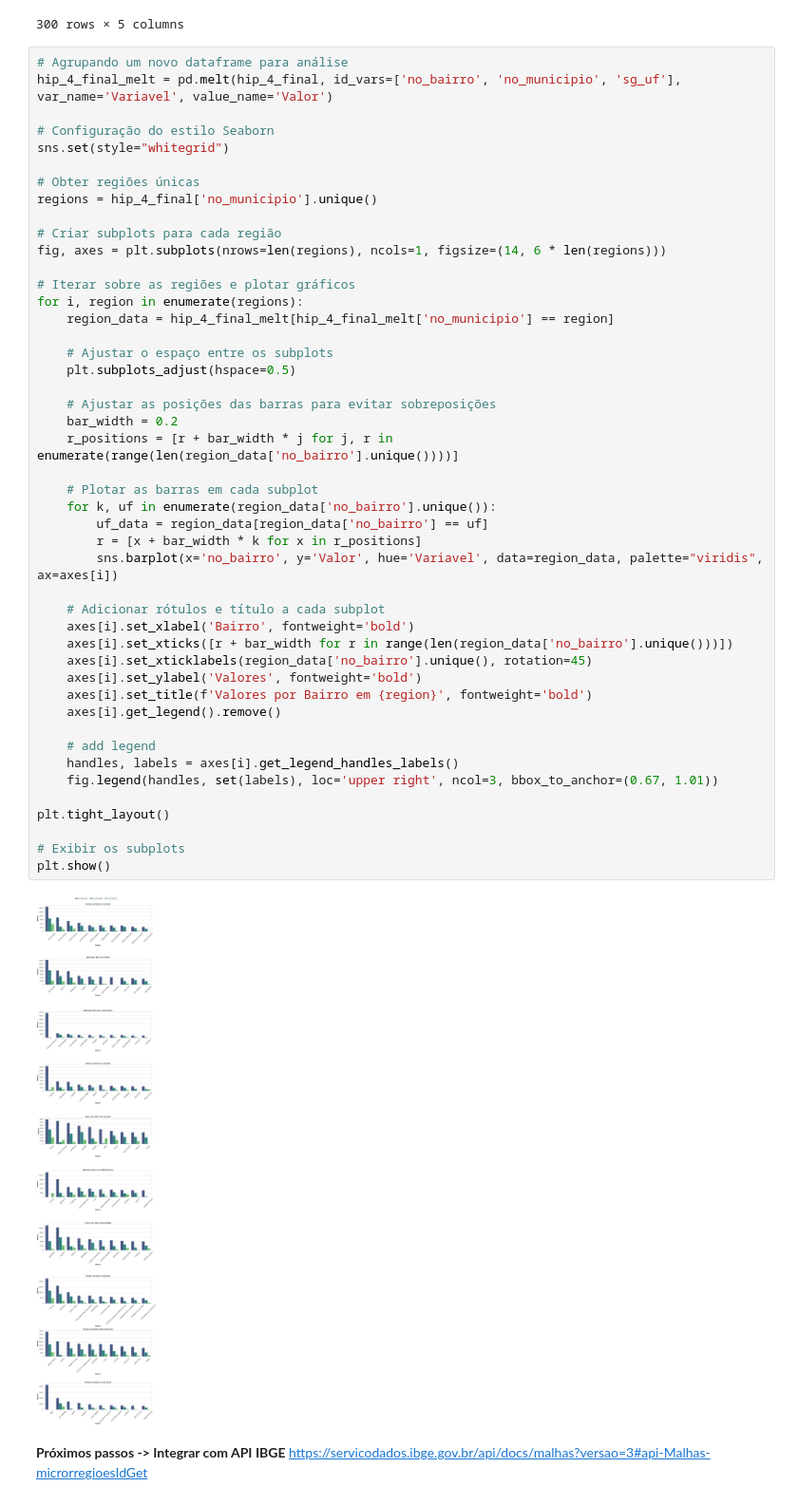
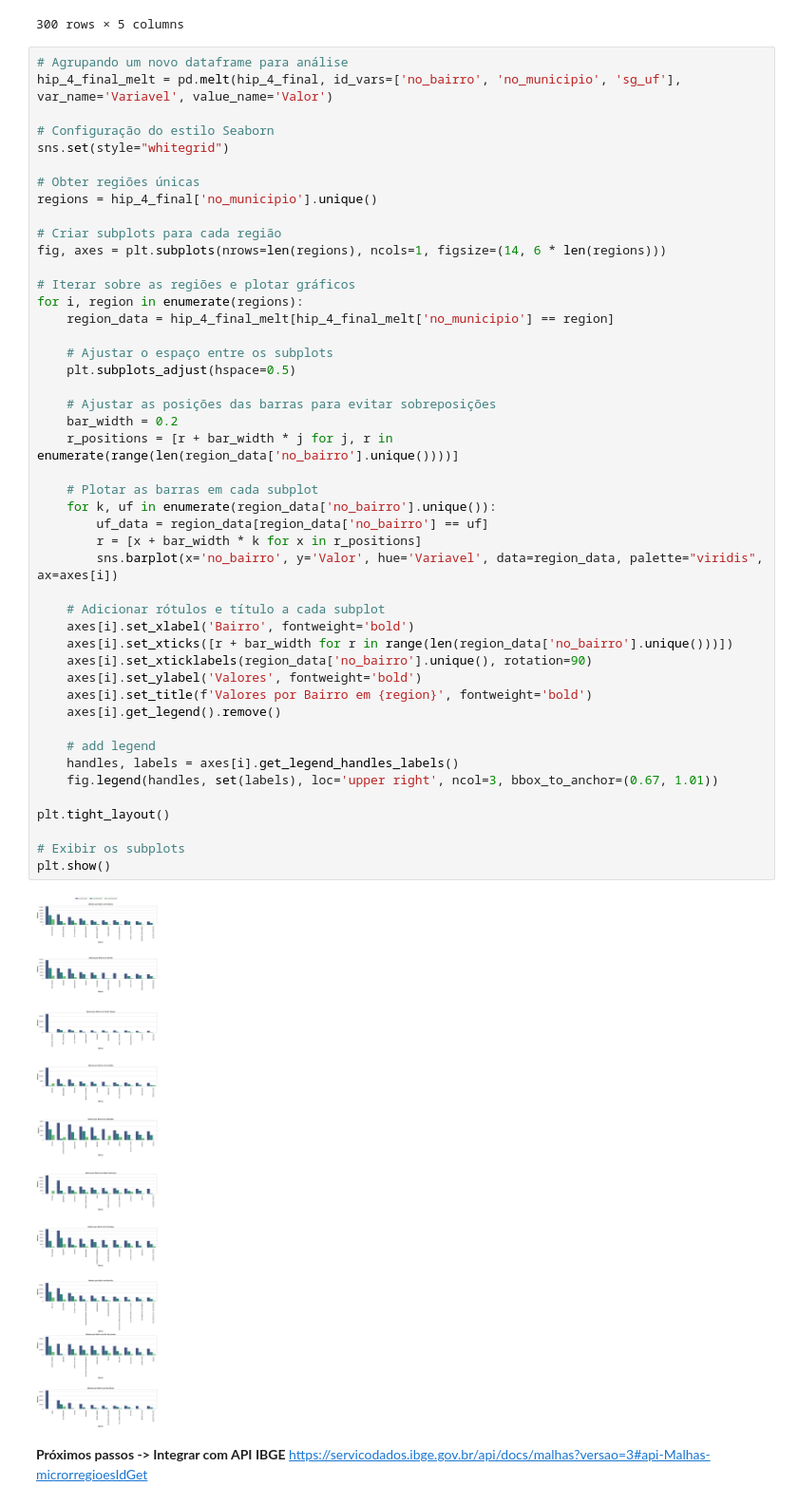
Before and after one commit to victor-vilela/censo_escolar_2022, a Jupyter notebook: notebooks/01-vvo-data-project.ipynb, the cells around one changed output. Shown at 95% size. Cells and saved outputs as stored; diff of their text form.

```diff
--- a/notebooks/01-vvo-data-project.ipynb
+++ b/notebooks/01-vvo-data-project.ipynb
@@ -601,35 +601,35 @@ for i, region in enumerate(regions):
 
     # Ajustar o espaço entre os subplots
     plt.subplots_adjust(hspace=0.5)
 
     # Ajustar as posições das barras para evitar sobreposições
     bar_width = 0.2
     r_positions = [r + bar_width * j for j, r in enumerate(range(len(region_data['no_bairro'].unique())))]
 
     # Plotar as barras em cada subplot
     for k, uf in enumerate(region_data['no_bairro'].unique()):
         uf_data = region_data[region_data['no_bairro'] == uf]
         r = [x + bar_width * k for x in r_positions]
         sns.barplot(x='no_bairro', y='Valor', hue='Variavel', data=region_data, palette="viridis", ax=axes[i])
 
     # Adicionar rótulos e título a cada subplot
     axes[i].set_xlabel('Bairro', fontweight='bold')
     axes[i].set_xticks([r + bar_width for r in range(len(region_data['no_bairro'].unique()))])
-    axes[i].set_xticklabels(region_data['no_bairro'].unique(), rotation=45)
+    axes[i].set_xticklabels(region_data['no_bairro'].unique(), rotation=90)
     axes[i].set_ylabel('Valores', fontweight='bold')
     axes[i].set_title(f'Valores por Bairro em {region}', fontweight='bold')
     axes[i].get_legend().remove()
 
     # add legend
     handles, labels = axes[i].get_legend_handles_labels()
     fig.legend(handles, set(labels), loc='upper right', ncol=3, bbox_to_anchor=(0.67, 1.01))
 
 plt.tight_layout()
 
 # Exibir os subplots
 plt.show()
 # %% [output]
-[figure, old version]
+[figure, new version]
 # %% [markdown]
 **Próximos passos -> Integrar com API IBGE**
 https://servicodados.ibge.gov.br/api/docs/malhas?versao=3#api-Malhas-microrregioesIdGet
```
Also changed, not shown: parts of 3 cells of this notebook, 3 other files.
